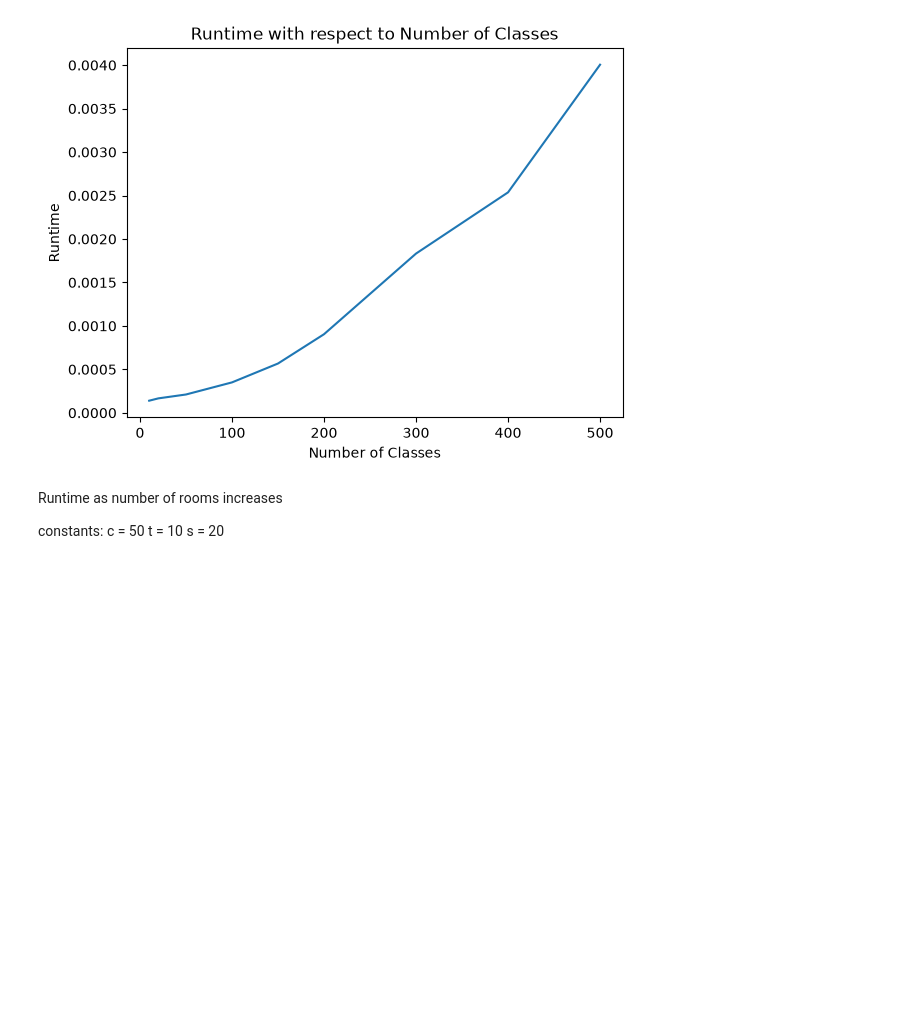
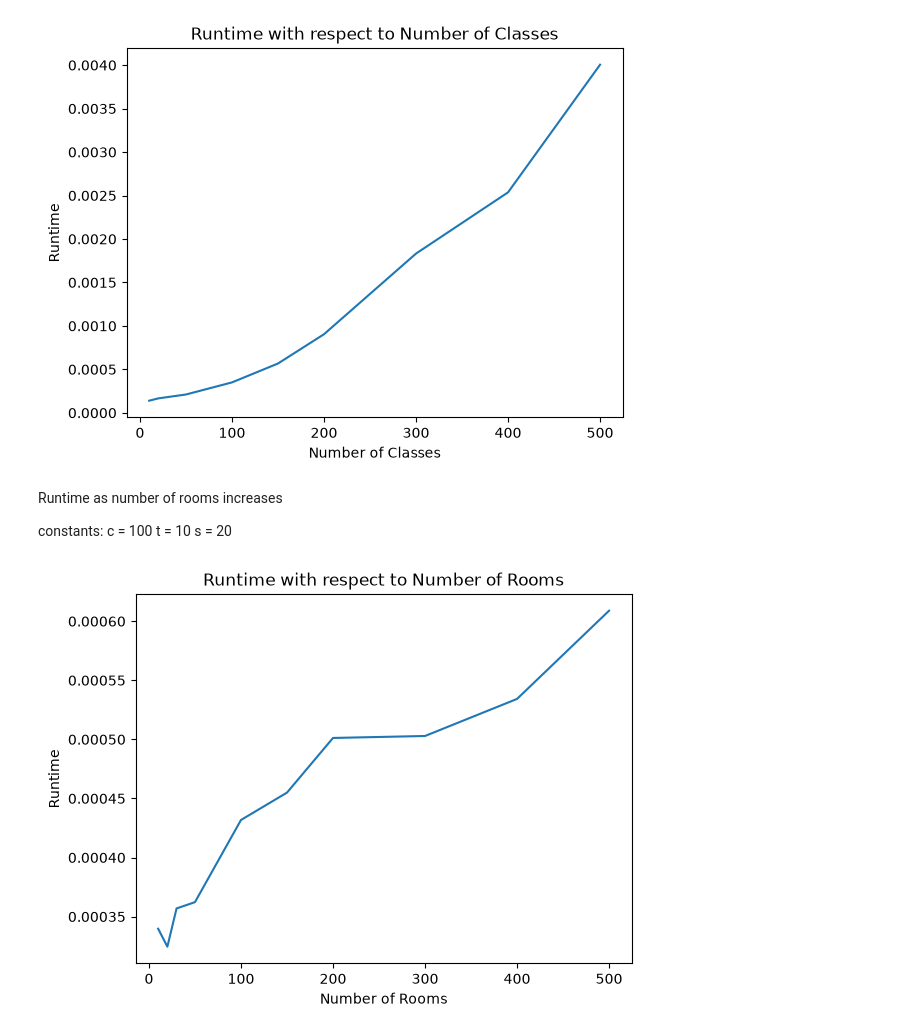
Before and after one commit to enkennedy/cs340_project, a Jupyter notebook: time_analysis/time_analysis.ipynb, the cells around one changed output. Saved outputs shown, nothing was run; the diff lists cells and outputs as text; code cells hidden in the pictures; blank space fills up the shorter version.

Commit message:
updated runtime analysis

```diff
--- a/time_analysis/time_analysis.ipynb
+++ b/time_analysis/time_analysis.ipynb
@@ -74,6 +74,26 @@ plt.show()
 Runtime as number of rooms increases
 
 constants:
-    c = 50
+    c = 100
     t = 10
     s = 20
+# %%
+numRooms = [10, 20, 30, 50, 100, 150, 200, 300, 400, 500]
+times3 = [0.000339750200510025,
+0.00032454170286655426,
+0.00035691680386662483,
+0.00036225002259016037,
+0.00043179187923669815,
+0.00045495806261897087,
+0.0005012080073356628,
+0.0005028750747442245,
+0.0005342499352991581,
+0.0006089173257350922]
+
+plt.plot(numRooms, times3)
+plt.xlabel("Number of Rooms")
+plt.ylabel("Runtime")
+plt.title("Runtime with respect to Number of Rooms")
+plt.show()
+# %% [output]
+[figure, added]
```
